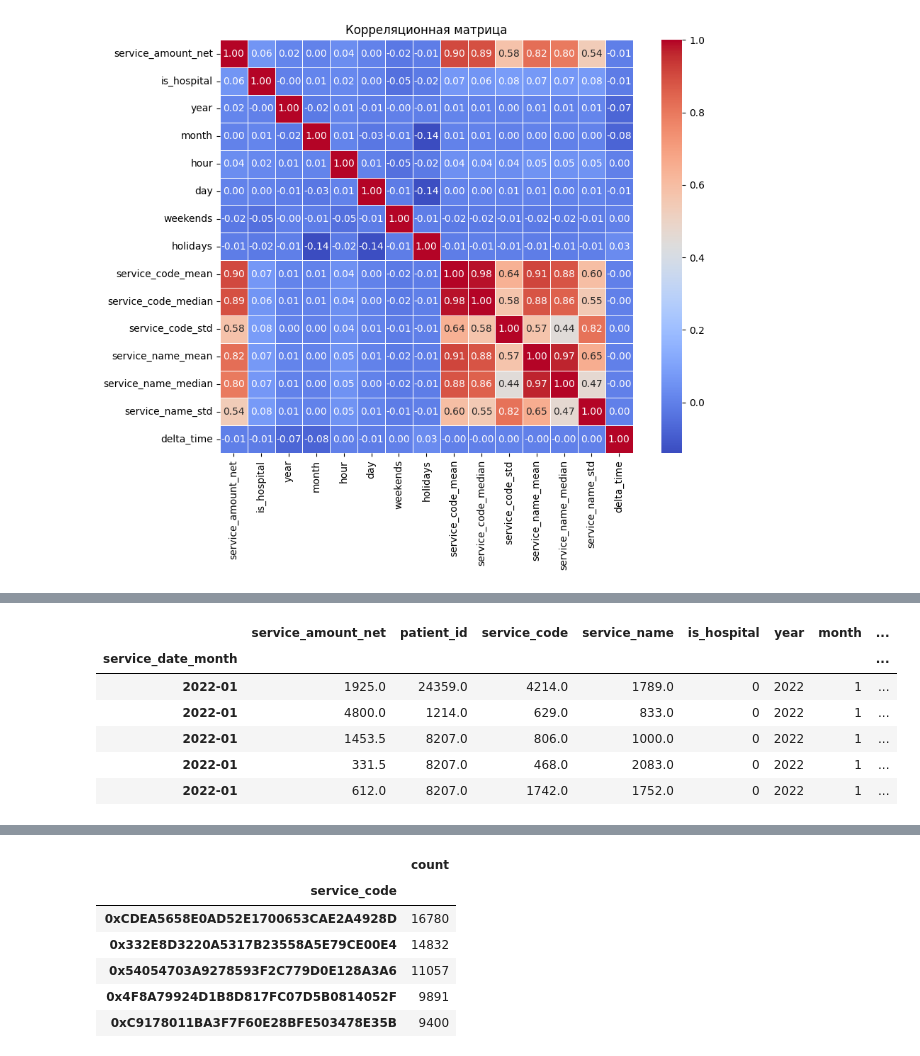
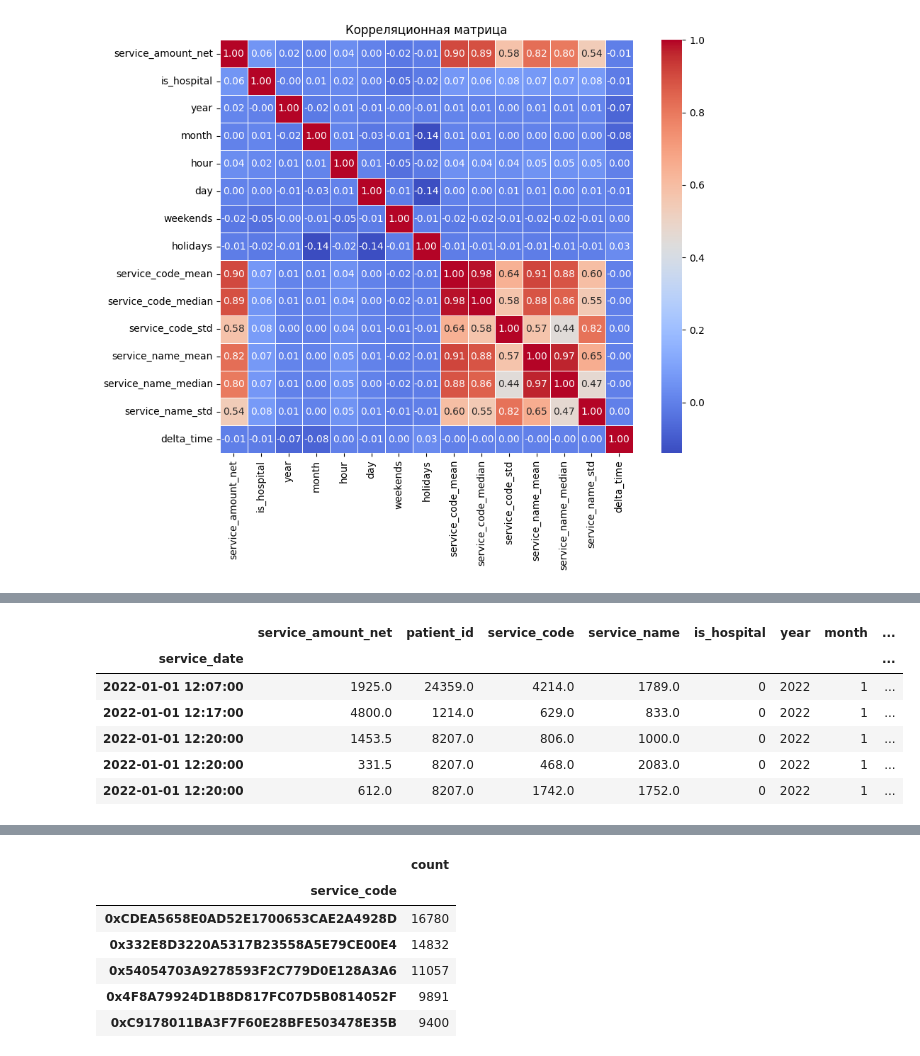
Before and after one commit to CCCXIV314/Sber, a Jupyter notebook: Sber_data_research.ipynb, the cells around one changed output, grey strips where cells are left out. Cells and saved outputs as stored; diff of their text form; code cells hidden in the pictures.

```diff
--- a/Sber_data_research.ipynb
+++ b/Sber_data_research.ipynb
@@ -430,27 +424,31 @@ from statsmodels.tsa.statespace.sarimax import SARIMAX
 # %%
 from sklearn.preprocessing import StandardScaler, OrdinalEncoder
 data_linear = data.drop(columns=['service_document_id', 'account_document_id', 'time', 'date', 'service_code_median', 'service_name_std', 'service_name_mean', 'service_name_median', 'service_code_std'])
 round_to_month = data_linear['service_date'].dt.to_period('M') #.dt.to_timestamp()
 data_linear["service_date_month"] = round_to_month.dt.strftime('%Y-%m')
 data_linear = data_linear.sort_values(by='service_date')
-data_linear = data_linear.drop(columns=['service_date'])
+#data_linear = data_linear.drop(columns=['service_date'])
 oe = OrdinalEncoder()
 data_linear[['patient_id', 'service_code', 'service_name', 'weekday_name']] = oe.fit_transform(data_linear[['patient_id', 'service_code', 'service_name', 'weekday_name']])
-data_linear = data_linear.set_index('service_date_month')
+data_linear = data_linear.set_index('service_date') # service_date_month
 data_linear['delta_seconds'] = data_linear['delta_time'].dt.total_seconds()
 data_linear = data_linear.drop(columns=['delta_time'])
 data_linear.head()
+
 # X = data_linear.drop(columns='service_amount_net')
 # y = data_linear['service_amount_net']
 
 
+
+
+
 # X = X.set_index('date')
 # X
 # %% [output]
 |  | service_amount_net | patient_id | service_code | service_name | is_hospital | year | month | ... |
-| service_date_month |  |  |  |  |  |  |  | ... |
-| 2022-01 | 1925.0 | 24359.0 | 4214.0 | 1789.0 | 0 | 2022 | 1 | ... |
-| 2022-01 | 4800.0 | 1214.0 | 629.0 | 833.0 | 0 | 2022 | 1 | ... |
-| 2022-01 | 1453.5 | 8207.0 | 806.0 | 1000.0 | 0 | 2022 | 1 | ... |
-| 2022-01 | 331.5 | 8207.0 | 468.0 | 2083.0 | 0 | 2022 | 1 | ... |
-| 2022-01 | 612.0 | 8207.0 | 1742.0 | 1752.0 | 0 | 2022 | 1 | ... |
+| service_date |  |  |  |  |  |  |  | ... |
+| 2022-01-01 12:07:00 | 1925.0 | 24359.0 | 4214.0 | 1789.0 | 0 | 2022 | 1 | ... |
+| 2022-01-01 12:17:00 | 4800.0 | 1214.0 | 629.0 | 833.0 | 0 | 2022 | 1 | ... |
+| 2022-01-01 12:20:00 | 1453.5 | 8207.0 | 806.0 | 1000.0 | 0 | 2022 | 1 | ... |
+| 2022-01-01 12:20:00 | 331.5 | 8207.0 | 468.0 | 2083.0 | 0 | 2022 | 1 | ... |
+| 2022-01-01 12:20:00 | 612.0 | 8207.0 | 1742.0 | 1752.0 | 0 | 2022 | 1 | ... |
```
Also changed, not shown: parts of 13 cells of this notebook.
